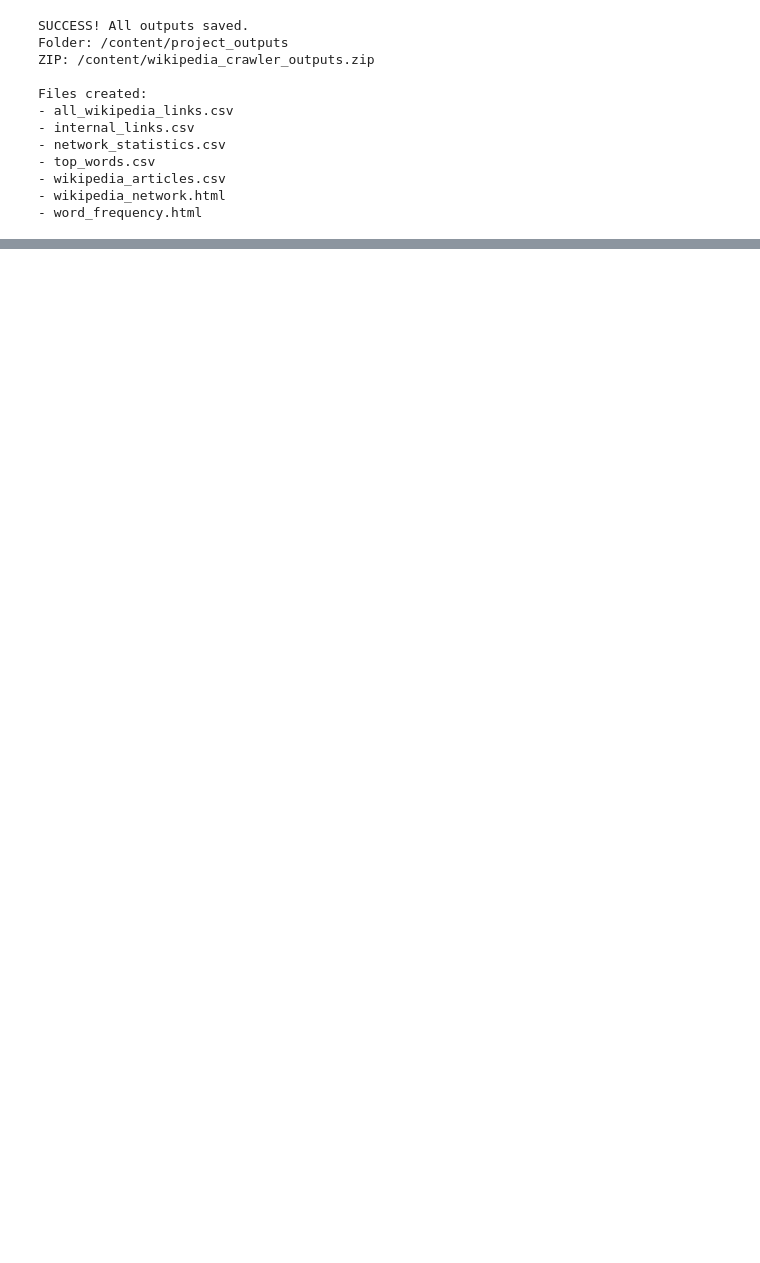
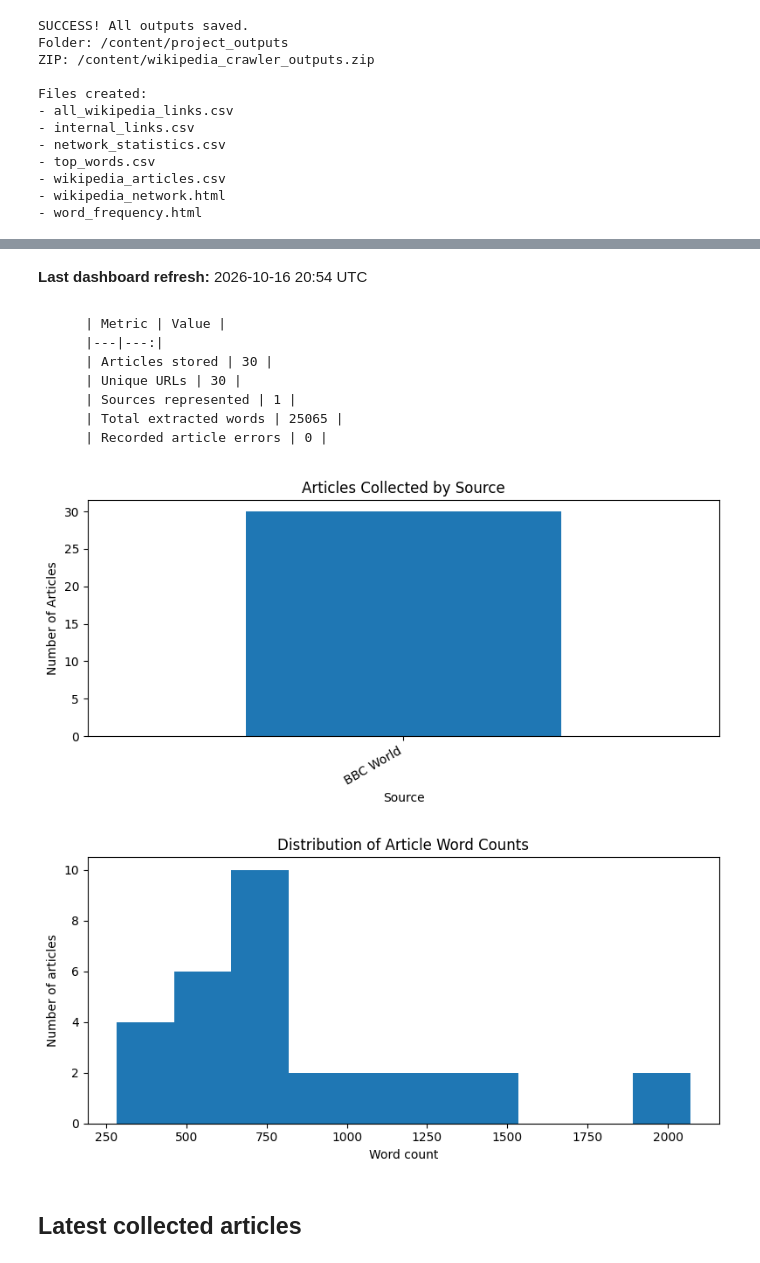
Before and after one commit to AayushRam-droid89/wikipedia-topic-crawler, a Jupyter notebook: wikipedia_topic_crawler.ipynb, the cells around one changed output, grey strips where cells are left out. Drawn from its saved outputs; the diff is of its cells as text; code cells hidden in the pictures; blank space fills up the shorter version.

```diff
--- a/wikipedia_topic_crawler.ipynb
+++ b/wikipedia_topic_crawler.ipynb
@@ -850,0 +1704,68 @@ files.download("wikipedia_crawler_outputs.zip")
+# %%
+# ============================================================
+# CELL 12: SIMPLE NOTEBOOK DASHBOARD
+# Purpose:
+#   Show headline metrics, source counts, article lengths,
+#   and the latest crawl records directly inside Colab.
+# ============================================================
+
+import matplotlib.pyplot as plt
+from IPython.display import display, Markdown
+
+if articles_df.empty:
+    display(Markdown("## DWM Web Crawler Dashboard\nNo articles collected yet."))
+
+else:
+    display(Markdown("# DWM Web Crawler Dashboard"))
+    display(Markdown(
+        f"**Last dashboard refresh:** "
+        f"{datetime.now(timezone.utc).strftime('%Y-%m-%d %H:%M UTC')}"
+    ))
+
+    # Show headline metrics.
+    display(Markdown(
+        f"""
+        | Metric | Value |
+        |---|---:|
+        | Articles stored | {len(articles_df)} |
+        | Unique URLs | {articles_df['url'].nunique()} |
+        | Sources represented | {articles_df['source'].nunique()} |
+        | Total extracted words | {int(articles_df['word_count'].fillna(0).sum())} |
+        | Recorded article errors | {total_errors if 'total_errors' in globals() else 0} |
+        """
+    ))
+
+    # Chart 1: Number of articles collected from each source.
+    source_counts = articles_df["source"].value_counts()
+
+    plt.figure(figsize=(8, 4))
+    source_counts.plot(kind="bar")
+    plt.title("Articles Collected by Source")
+    plt.xlabel("Source")
+    plt.ylabel("Number of Articles")
+    plt.xticks(rotation=30, ha="right")
+    plt.tight_layout()
+    plt.show()
+
+    # Chart 2: Distribution of extracted article lengths.
+    plt.figure(figsize=(8, 4))
+    articles_df["word_count"].dropna().plot(
+        kind="hist",
+        bins=10
+    )
+    plt.title("Distribution of Article Word Counts")
+    plt.xlabel("Word count")
+    plt.ylabel("Number of articles")
+    plt.tight_layout()
+    plt.show()
+
+    # Show the latest collected records.
+    display(Markdown("## Latest collected articles"))
+    display(
+        articles_df[
+            ["source", "title", "url", "word_count"]
+        ].tail(10)
+    )
+
+    print("Dashboard displayed successfully.")
+# %% [output]
@@ -850,0 +1773,12 @@ files.download("wikipedia_crawler_outputs.zip")
+**Last dashboard refresh:** 2026-10-16 20:54 UTC
+
+        | Metric | Value |
+        |---|---:|
+        | Articles stored | 30 |
+        | Unique URLs | 30 |
+        | Sources represented | 1 |
+        | Total extracted words | 25065 |
+        | Recorded article errors | 0 |
+[figure, added]
+[figure, added]
+## Latest collected articles
```
Also changed, not shown: parts of 26 cells of this notebook.
